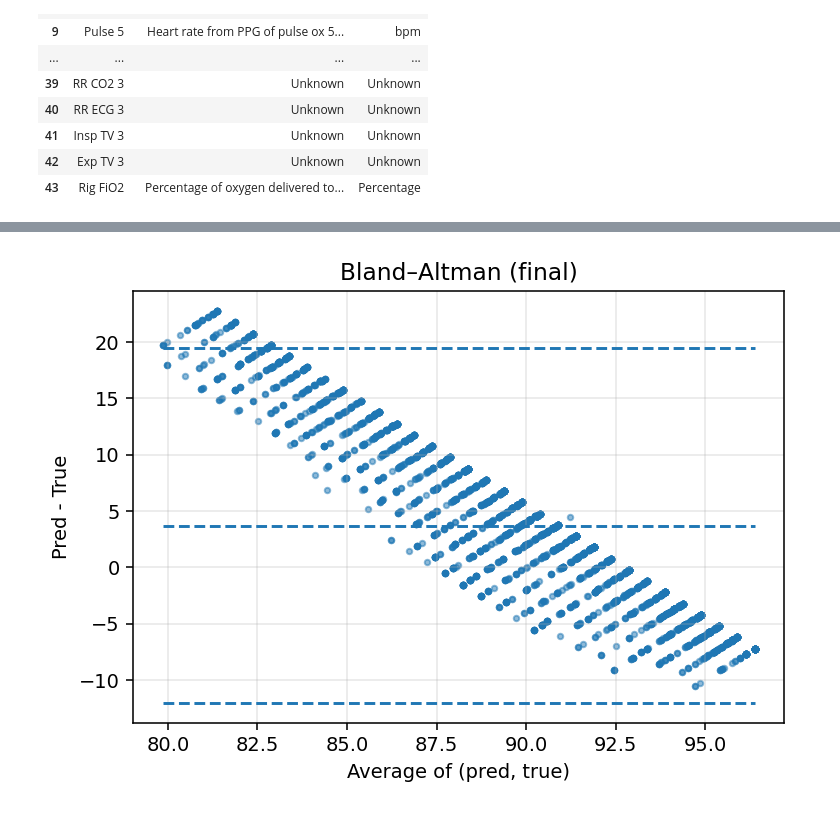
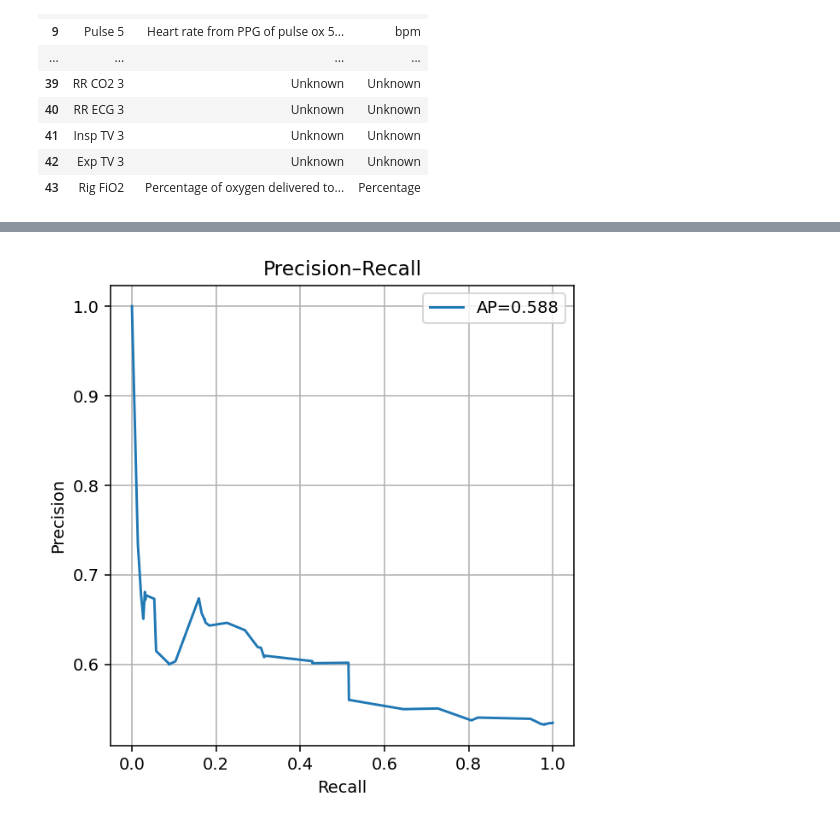
Before and after one commit to 1111katy/blood-oxygen-model, a Jupyter notebook: notebooks/model.ipynb, the cells around one changed output, grey strips where cells are left out. Saved outputs shown, nothing was run; the diff lists cells and outputs as text; code cells hidden in the pictures.

Commit message:
tune: < update model and code testing -3 >

```diff
--- a/notebooks/model.ipynb
+++ b/notebooks/model.ipynb
@@ -663,0 +230,14 @@ device: mps
+# %%
+# Assumes the training runner returns:
+#   y_true, y_pred: concatenated OOF predictions aligned with yb
+#   per: list of per-fold dicts containing 'mae' etc.
+
+y_true, y_pred, per = run_loso_with_iso_cal_v2(
+    Xb, yb, ob,
+    model_factory=lambda in_ch: Shallow1DCNN(in_ch),
+    epochs=180, base_lr=3e-4, wd=5e-4, bs=256,
+    patience=25, low_weight=LOW_WEIGHT
+)
+
+mae = float(np.mean([r["mae"] for r in per]))
+print(f"[WIN={WIN}, lag={LAG_SEC}, low_w={LOW_WEIGHT}]  LOSO mean MAE = {mae:.3f}%")
@@ -664,57 +253,41 @@ device: mps
 # %%
-import numpy as np, matplotlib.pyplot as plt
-from sklearn.metrics import roc_curve, roc_auc_score
+# ROC
+fpr, tpr, _ = roc_curve(pos, scores)
+plt.figure(figsize=(5,5)); plt.plot(fpr, tpr, label=f"AUC={auc:.3f}")
+plt.plot([0,1],[0,1],'--'); plt.xlabel("FPR"); plt.ylabel("TPR")
+plt.title(f"ROC (SpO₂<{THR_LOW}%)"); plt.legend(); plt.show()
 
-# 👉 把这两个值改成你在 A/B 中选出来的“最佳组合”
-FINAL_LOWW = 12.0       # e.g. 12 或 16
-FINAL_WIN  = 150        # e.g. 120(4s) 或 150(5s)
+# PR curve (more informative for class imbalance)
+prec, rec, _ = precision_recall_curve(pos, scores)
+plt.figure(figsize=(5,5)); plt.plot(rec, prec, label=f"AP={ap:.3f}")
+plt.xlabel("Recall"); plt.ylabel("Precision"); plt.title("Precision–Recall"); plt.legend(); plt.show()
 
-# 重新构窗
-Xb, yb, ob = make_besthand_v3_with_lag_dcNorm(
-    data, groundtruth,
-    device_idx=DEVICE_IDX, lag_sec=40, acdc_thr=0.02, win=FINAL_WIN
-)
-
-# 训练 + 每折保序标定
-y_true, y_pred, per = run_loso_with_iso_cal_v2(
-    Xb, yb, ob,
-    model_factory=lambda in_ch: Shallow1DCNN(in_ch),
-    epochs=180, base_lr=3e-4, wd=5e-4, bs=256,
-    patience=25, low_weight=FINAL_LOWW
-)
-
-# === 汇报
-mae = float(np.mean([r["mae"] for r in per]))
-print("LOSO mean MAE =", mae)
-
-# --- ROC（SpO2<90%）：注意用 -y_pred 做分数 ---
-pos = (y_true < 90.0).astype(int)
-scores = -y_pred
-auc = roc_auc_score(pos, scores)
-fpr, tpr, _ = roc_curve(pos, scores)
-print(f"AUC (SpO2<90%) = {auc:.3f}")
-
-plt.figure(figsize=(5,5), dpi=140)
-plt.plot(fpr, tpr, label=f"AUC={auc:.3f}")
-plt.plot([0,1],[0,1],'--')
-plt.xlabel("FPR"); plt.ylabel("TPR")
-plt.title("ROC (SpO₂<90%)")
-plt.legend(); plt.grid(alpha=0.3); plt.show()
-
-# --- Bland–Altman ---
+# Bland–Altman
 avg = (y_true + y_pred)/2.0
 diff = (y_pred - y_true)
 m = np.isfinite(avg) & np.isfinite(diff)
 avg, diff = avg[m], diff[m]
-md = float(np.mean(diff)); sd = float(np.std(diff))
+md, sd = float(np.mean(diff)), float(np.std(diff))
+plt.figure(figsize=(6,4))
+plt.scatter(avg, diff, s=8, alpha=0.5)
+for z in [0, 1.96, -1.96]:
+    plt.hlines(md + z*sd, xmin=np.min(avg), xmax=np.max(avg), linestyles="--")
+plt.xlabel("Average of (pred, true)"); plt.ylabel("Pred - True")
+plt.title("Bland–Altman"); plt.show()
 
-plt.figure(figsize=(6,4), dpi=140)
-plt.scatter(avg, diff, s=8, alpha=0.5)
-for z in [0, +1.96, -1.96]:
-    y = md + z*sd
-    plt.hlines(y, xmin=np.min(avg), xmax=np.max(avg), linestyles="--")
-plt.xlabel("Average of (pred, true)")
-plt.ylabel("Pred - True")
-plt.title("Bland–Altman (final)")
-plt.grid(alpha=0.3); plt.show()
+# Error vs True (diagnose proportional bias)
+bins = np.arange(80, 100.1, 1.0)
+digit = np.digitize(y_true, bins)-1
+means_true = []; means_err = []; counts=[]
+for b in range(len(bins)-1):
+    m = digit==b
+    if m.sum():
+        means_true.append(np.mean(y_true[m]))
+        means_err.append(np.mean(y_pred[m]-y_true[m]))
+        counts.append(int(m.sum()))
+plt.figure(figsize=(6,3))
+plt.plot(means_true, means_err, marker='o')
+plt.axhline(0, ls='--')
+plt.xlabel("True SpO₂ (bin mean)"); plt.ylabel("Mean (Pred-True)")
+plt.title("Mean error vs true (binned)"); plt.show()
 # %% [output]
@@ -732 +295 @@ AUC (SpO2<90%) = 0.544
-[figure, old version]
+[figure, new version]
```
Also changed, not shown: parts of 11 cells of this notebook.
